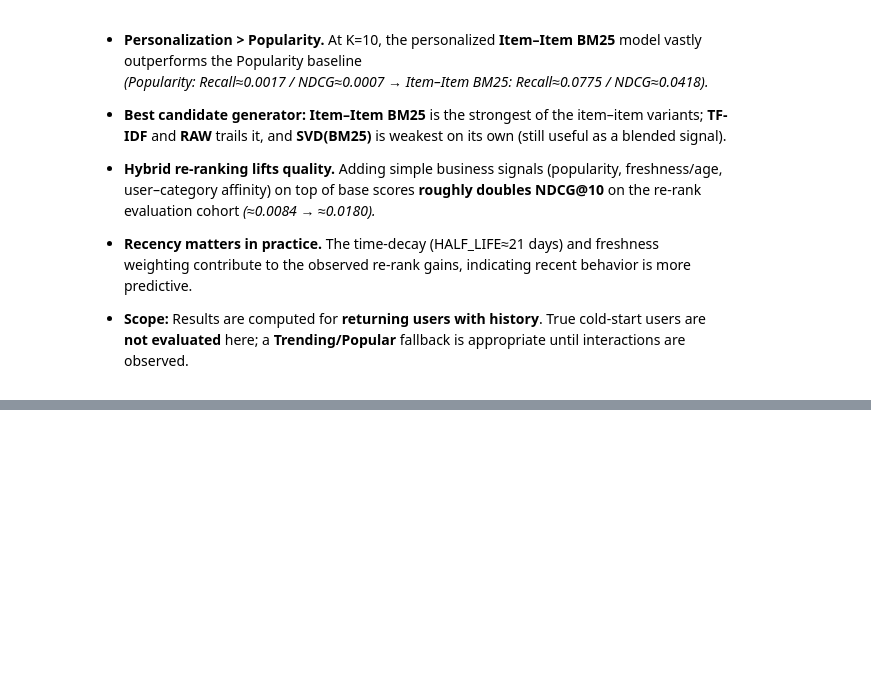
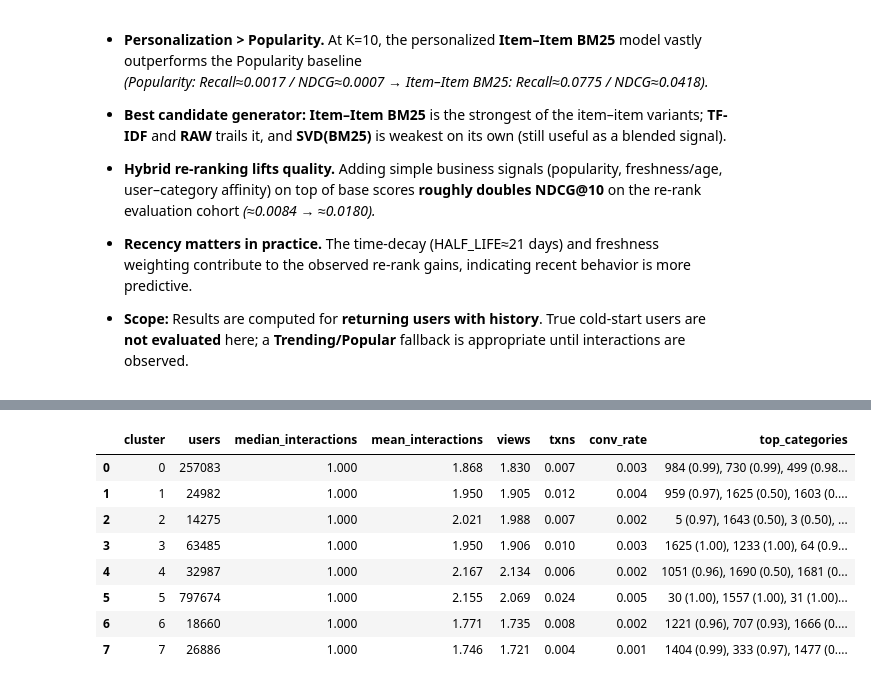
Before and after one commit to MillicentAgyir/Recommendation_System, a Jupyter notebook: Modeling & Evaluation_RecommendationSys.ipynb, the cells around one changed output, grey strips where cells are left out. Drawn from its saved outputs; the diff is of its cells as text; code cells hidden in the pictures; blank space fills up the shorter version.

```diff
--- a/Modeling & Evaluation_RecommendationSys.ipynb
+++ b/Modeling & Evaluation_RecommendationSys.ipynb
@@ -1187,0 +1238,87 @@ eval_hybrid_df
+# %%
+# Choose K via quick silhouette on a small sample (optional but useful)
+from sklearn.preprocessing import StandardScaler
+
+K_CANDIDATES = [4, 6, 8]  # small sweep to keep it fast
+sample_size = min(20000, U.shape[0])
+rng = np.random.default_rng(42)
+idx_sample = rng.choice(U.shape[0], size=sample_size, replace=False) if sample_size < U.shape[0] else np.arange(U.shape[0])
+
+# Scale before KMeans (helps when features are on different scales)
+scaler = StandardScaler(with_mean=True, with_std=True)
+U_scaled_sample = scaler.fit_transform(U[idx_sample])
+
+best_k, best_sil = None, -1.0
+for k in K_CANDIDATES:
+    km = MiniBatchKMeans(n_clusters=k, random_state=42, batch_size=4096, n_init='auto')
+    labels_sample = km.fit_predict(U_scaled_sample)
+    sil = silhouette_score(U_scaled_sample, labels_sample, metric='euclidean')
+    print(f"K={k} -> silhouette={sil:.4f}")
+    if sil > best_sil:
+        best_k, best_sil = k, sil
+
+print(f"Selected K={best_k} (silhouette={best_sil:.4f})")
+
+# Fit on ALL users using the chosen K
+U_scaled_all = scaler.fit_transform(U)
+kmeans = MiniBatchKMeans(n_clusters=best_k, random_state=42, batch_size=4096, n_init='auto')
+user_cluster = kmeans.fit_predict(U_scaled_all)
+
+# Map cluster back to original user ids
+user_cluster_df = pd.DataFrame({'visitorid': users, 'cluster': user_cluster})
+
+# --------- Cluster profiling ---------
+# 1) Size & activity
+user_events = DF.groupby('visitorid')['event'].count().rename('interactions')
+profile_size = user_cluster_df.merge(user_events, on='visitorid', how='left')
+size_summary = profile_size.groupby('cluster').agg(
+    users=('visitorid','nunique'),
+    median_interactions=('interactions','median'),
+    mean_interactions=('interactions','mean'),
+).reset_index()
+
+# 2) Category mix per cluster (top-5 categories by average preference share)
+# Merge cluster back to user-category proportions
+uc_with_cluster = uc[['visitorid','categoryid','p']].merge(user_cluster_df, on='visitorid', how='left')
+cat_pref = uc_with_cluster.groupby(['cluster','categoryid'])['p'].mean().reset_index()
+
+def topn_cats(df, n=5):
+    return df.sort_values('p', ascending=False).head(n)
+
+top_categories = (
+    cat_pref.groupby('cluster', group_keys=False)
+    .apply(lambda x: topn_cats(x, n=5))
+    .reset_index(drop=True)
+)
+
+# 3) Conversion by cluster (views -> transactions rate) for interpretability
+views = DF[DF['event']=='view'].groupby(['visitorid'])['itemid'].count().rename('views')
+txns  = DF[DF['event']=='transaction'].groupby(['visitorid'])['itemid'].count().rename('txns')
+conv_user = pd.concat([views, txns], axis=1).fillna(0)
+conv_user['conv_rate'] = np.where(conv_user['views']>0, conv_user['txns']/conv_user['views'], 0)
+
+conv_by_cluster = user_cluster_df.merge(conv_user, left_on='visitorid', right_index=True, how='left') \
+                                 .groupby('cluster')[['views','txns','conv_rate']].mean().reset_index()
+
+# 4) Simple, readable summary table
+# Create a compact “top categories” string per cluster
+cat_name = 'categoryid'  # stays as numeric ID here; replace with your category name map if you have one
+topcats_str = (
+    top_categories
+    .sort_values(['cluster','p'], ascending=[True, False])
+    .groupby('cluster')
+    .apply(lambda g: ', '.join([f"{int(c)} ({g.loc[g[cat_name]==c,'p'].values[0]:.2f})"
+                                for c in g[cat_name].values.astype(int)]))
+    .rename('top_categories')
+    .reset_index()
+)
+
+cluster_summary = (
+    size_summary.merge(conv_by_cluster, on='cluster', how='left')
+                .merge(topcats_str, on='cluster', how='left')
+                .sort_values('cluster')
+)
+
+pd.set_option('display.float_format', lambda x: f"{x:,.3f}")
+cluster_summary
+# %% [output]
@@ -1187,0 +1329,9 @@ eval_hybrid_df
+|  | cluster | users | median_interactions | mean_interactions | views | txns | conv_rate | top_categories |
+| 0 | 0 | 257083 | 1.000 | 1.868 | 1.830 | 0.007 | 0.003 | 984 (0.99), 730 (0.99), 499 (0.98... |
+| 1 | 1 | 24982 | 1.000 | 1.950 | 1.905 | 0.012 | 0.004 | 959 (0.97), 1625 (0.50), 1603 (0.... |
+| 2 | 2 | 14275 | 1.000 | 2.021 | 1.988 | 0.007 | 0.002 | 5 (0.97), 1643 (0.50), 3 (0.50), ... |
+| 3 | 3 | 63485 | 1.000 | 1.950 | 1.906 | 0.010 | 0.003 | 1625 (1.00), 1233 (1.00), 64 (0.9... |
+| 4 | 4 | 32987 | 1.000 | 2.167 | 2.134 | 0.006 | 0.002 | 1051 (0.96), 1690 (0.50), 1681 (0... |
+| 5 | 5 | 797674 | 1.000 | 2.155 | 2.069 | 0.024 | 0.005 | 30 (1.00), 1557 (1.00), 31 (1.00)... |
+| 6 | 6 | 18660 | 1.000 | 1.771 | 1.735 | 0.008 | 0.002 | 1221 (0.96), 707 (0.93), 1666 (0.... |
+| 7 | 7 | 26886 | 1.000 | 1.746 | 1.721 | 0.004 | 0.001 | 1404 (0.99), 333 (0.97), 1477 (0.... |
```
Also changed, not shown: parts of 6 cells of this notebook.
